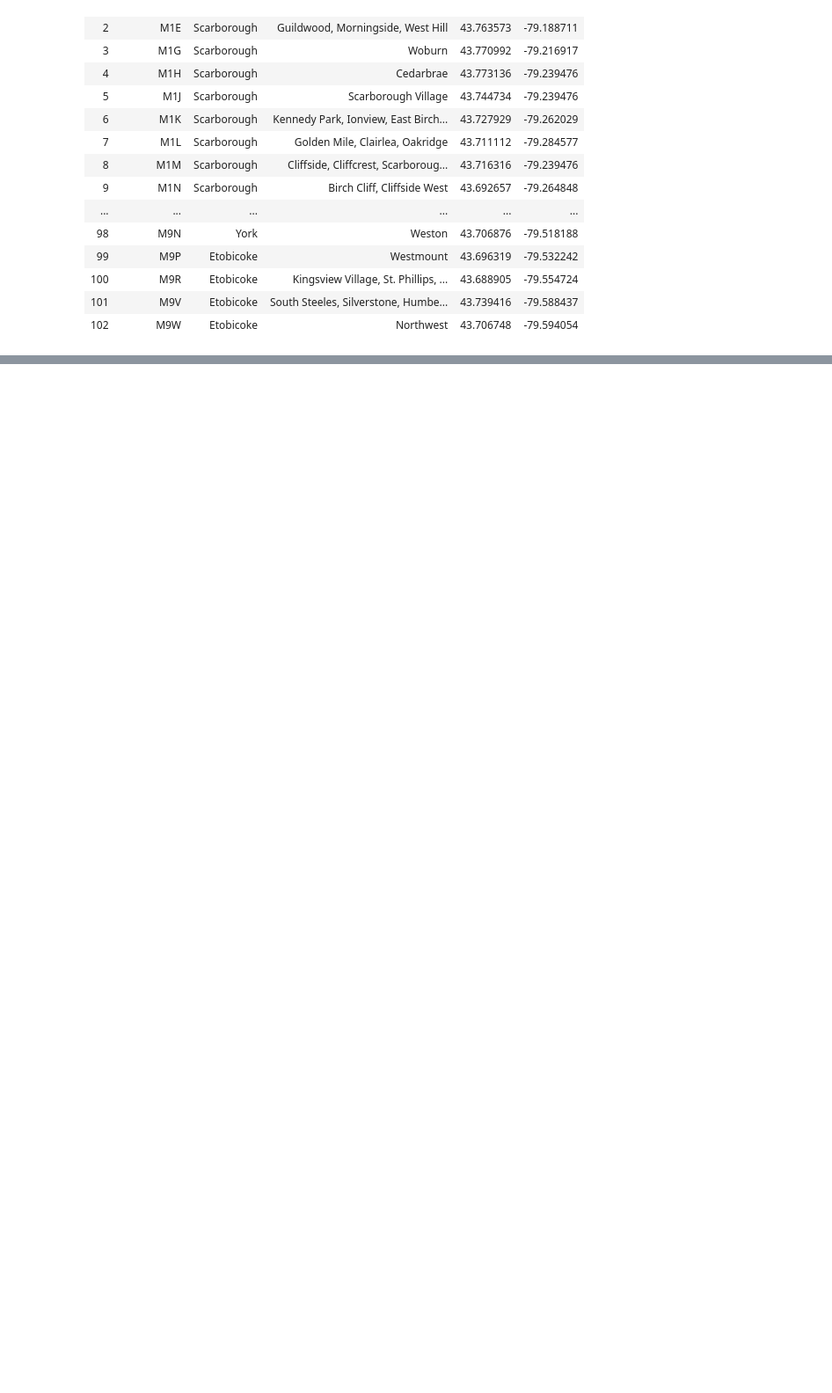
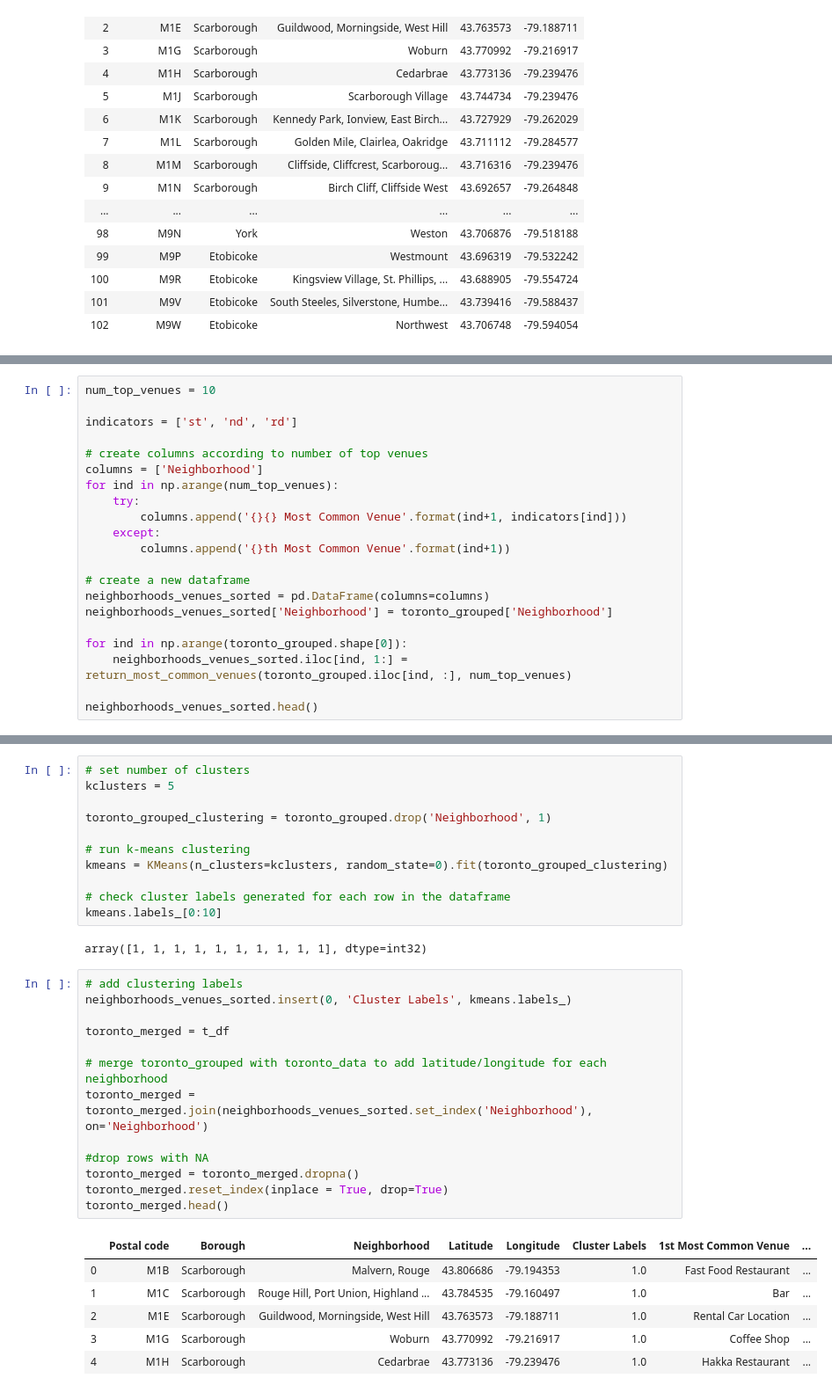
Before and after one commit to odtree/coursera_capstone, a Jupyter notebook: segmenting_and_clustering_neighborhoods_in_toronto.ipynb, the cells around one changed output, grey strips where cells are left out. Shown: that part at 88% size. Drawn from its saved outputs; the diff is of its cells as text; blank space fills up the shorter version.

Commit message:
toronto notebook part iii

```diff
--- a/segmenting_and_clustering_neighborhoods_in_toronto.ipynb
+++ b/segmenting_and_clustering_neighborhoods_in_toronto.ipynb
@@ -172,0 +335,21 @@ t_df
+# %%
+num_top_venues = 10
+
+indicators = ['st', 'nd', 'rd']
+
+# create columns according to number of top venues
+columns = ['Neighborhood']
+for ind in np.arange(num_top_venues):
+    try:
+        columns.append('{}{} Most Common Venue'.format(ind+1, indicators[ind]))
+    except:
+        columns.append('{}th Most Common Venue'.format(ind+1))
+
+# create a new dataframe
+neighborhoods_venues_sorted = pd.DataFrame(columns=columns)
+neighborhoods_venues_sorted['Neighborhood'] = toronto_grouped['Neighborhood']
+
+for ind in np.arange(toronto_grouped.shape[0]):
+    neighborhoods_venues_sorted.iloc[ind, 1:] = return_most_common_venues(toronto_grouped.iloc[ind, :], num_top_venues)
+
+neighborhoods_venues_sorted.head()
@@ -172,0 +363,33 @@ t_df
+# %%
+# set number of clusters
+kclusters = 5
+
+toronto_grouped_clustering = toronto_grouped.drop('Neighborhood', 1)
+
+# run k-means clustering
+kmeans = KMeans(n_clusters=kclusters, random_state=0).fit(toronto_grouped_clustering)
+
+# check cluster labels generated for each row in the dataframe
+kmeans.labels_[0:10]
+# %% [output]
+array([1, 1, 1, 1, 1, 1, 1, 1, 1, 1], dtype=int32)
+# %%
+# add clustering labels
+neighborhoods_venues_sorted.insert(0, 'Cluster Labels', kmeans.labels_)
+
+toronto_merged = t_df
+
+# merge toronto_grouped with toronto_data to add latitude/longitude for each neighborhood
+toronto_merged = toronto_merged.join(neighborhoods_venues_sorted.set_index('Neighborhood'), on='Neighborhood')
+
+#drop rows with NA
+toronto_merged = toronto_merged.dropna()
+toronto_merged.reset_index(inplace = True, drop=True)
+toronto_merged.head()
+# %% [output]
+|  | Postal code | Borough | Neighborhood | Latitude | Longitude | Cluster Labels | 1st Most Common Venue | ... |
+| 0 | M1B | Scarborough | Malvern, Rouge | 43.806686 | -79.194353 | 1.0 | Fast Food Restaurant | ... |
+| 1 | M1C | Scarborough | Rouge Hill, Port Union, Highland ... | 43.784535 | -79.160497 | 1.0 | Bar | ... |
+| 2 | M1E | Scarborough | Guildwood, Morningside, West Hill | 43.763573 | -79.188711 | 1.0 | Rental Car Location | ... |
+| 3 | M1G | Scarborough | Woburn | 43.770992 | -79.216917 | 1.0 | Coffee Shop | ... |
+| 4 | M1H | Scarborough | Cedarbrae | 43.773136 | -79.239476 | 1.0 | Hakka Restaurant | ... |
```
Also changed, not shown: parts of 13 cells of this notebook.
